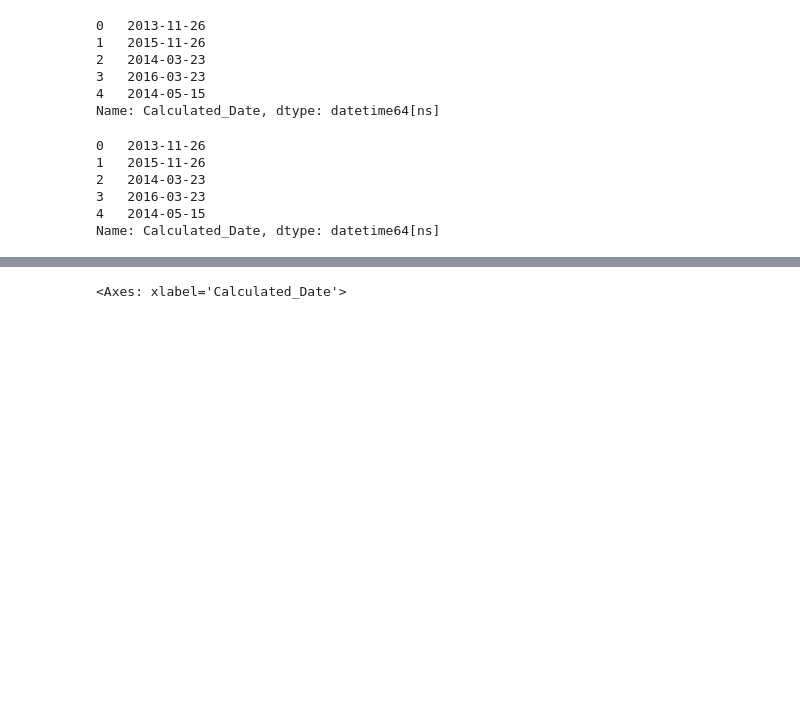
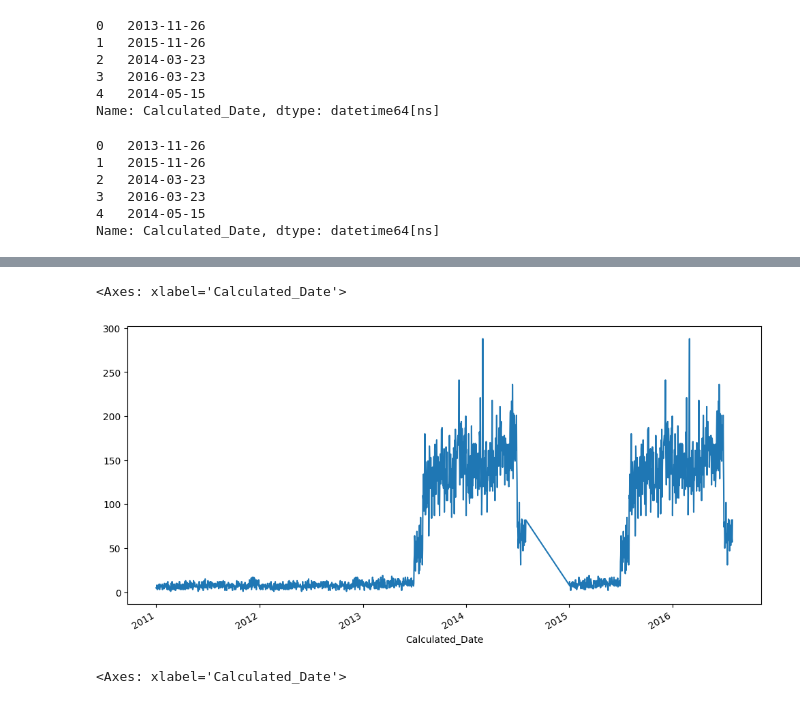
Before and after one commit to mienblack/data-analysis-with-python, a Jupyter notebook: 01. pandas_real_life_example/FreeCodeCamp-Pandas-Real-Life-Example-master/Exercises_1.ipynb, the cells around one changed output, grey strips where cells are left out. Drawn from its saved outputs; the diff is of its cells as text; code cells hidden in the pictures; blank space fills up the shorter version.

```diff
--- a/01. pandas_real_life_example/FreeCodeCamp-Pandas-Real-Life-Example-master/Exercises_1.ipynb
+++ b/01. pandas_real_life_example/FreeCodeCamp-Pandas-Real-Life-Example-master/Exercises_1.ipynb
@@ -428,6 +428,10 @@ Name: Calculated_Date, dtype: datetime64[ns]
 Show a <b>line plot</b> using `Calculated_Date` column as the x-axis and the count of sales as the y-axis.
 # %%
 # your code goes here
+sales['Calculated_Date'].value_counts().plot(kind='line', figsize=(12,6))
+# %% [output]
+<Axes: xlabel='Calculated_Date'>
+[figure, added]
 # %%
 sales['Calculated_Date'].value_counts().plot(kind='line', figsize=(14,6))
 # %% [output]
```
Also changed, not shown: parts of 23 cells of this notebook.
